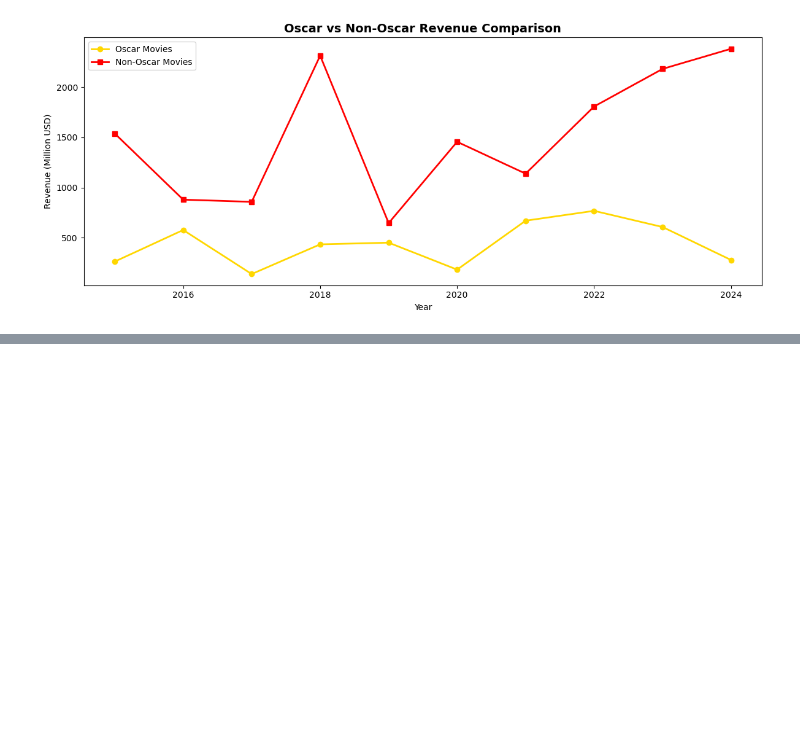
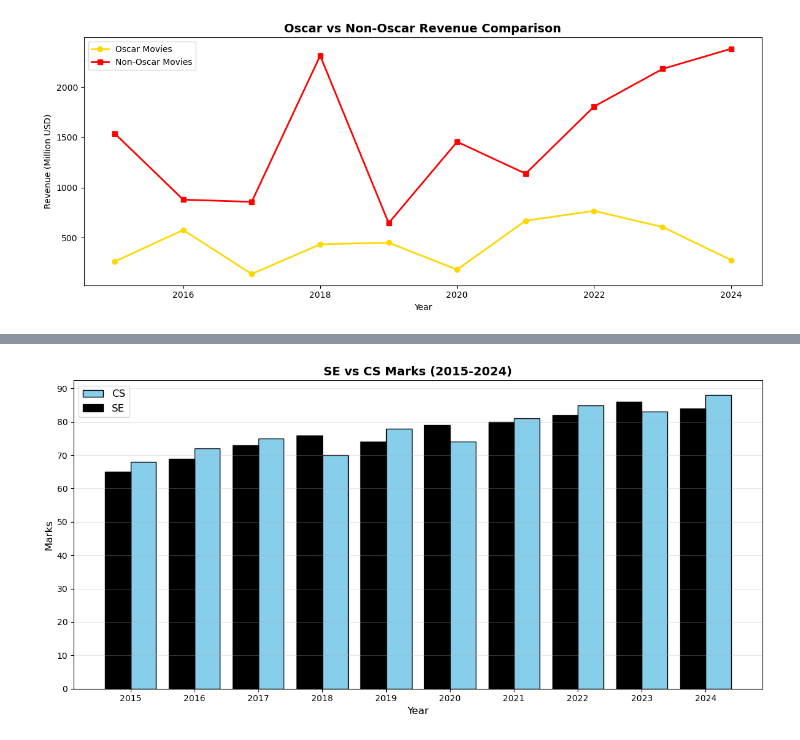
Before and after one commit to muhammadabid236159/AI-100-days-, a Jupyter notebook: 09_Data_Visualization/day25_data_visualization.ipynb, the cells around one changed output, grey strips where cells are left out. Saved outputs shown, nothing was run; the diff lists cells and outputs as text; code cells hidden in the pictures; blank space fills up the shorter version.

```diff
--- a/09_Data_Visualization/day25_data_visualization.ipynb
+++ b/09_Data_Visualization/day25_data_visualization.ipynb
@@ -158,0 +199,27 @@ plt.show()
+# %%
+import numpy as np
+import matplotlib.pyplot as plt
+
+years = [2015, 2016, 2017, 2018, 2019, 2020, 2021, 2022, 2023, 2024]
+cs_marks = [68, 72, 75, 70, 78, 74, 81, 85, 83, 88]
+se_marks  = [65, 69, 73, 76, 74, 79, 80, 82, 86, 84]
+
+x = np.arange(len(years))
+width = 0.4
+
+plt.figure(figsize=(12, 6))
+
+plt.bar(x + width/2, cs_marks, width=width, color="skyblue", label="CS", edgecolor="black")
+plt.bar(x - width/2, se_marks, width=width, color="black",  label="SE", edgecolor="black")
+
+plt.title("SE vs CS Marks (2015-2024)", fontsize=14, fontweight="bold")
+plt.xlabel("Year", fontsize=12)
+plt.ylabel("Marks", fontsize=12)
+plt.xticks(x, years)
+plt.yticks(range(0, 100, 10))
+plt.legend(fontsize=12)
+plt.grid(axis="y", alpha=0.3)
+plt.tight_layout()
+plt.show()
+# %% [output]
+[figure, added]
```
Also changed, not shown: parts of 6 cells of this notebook, 1 other file.
